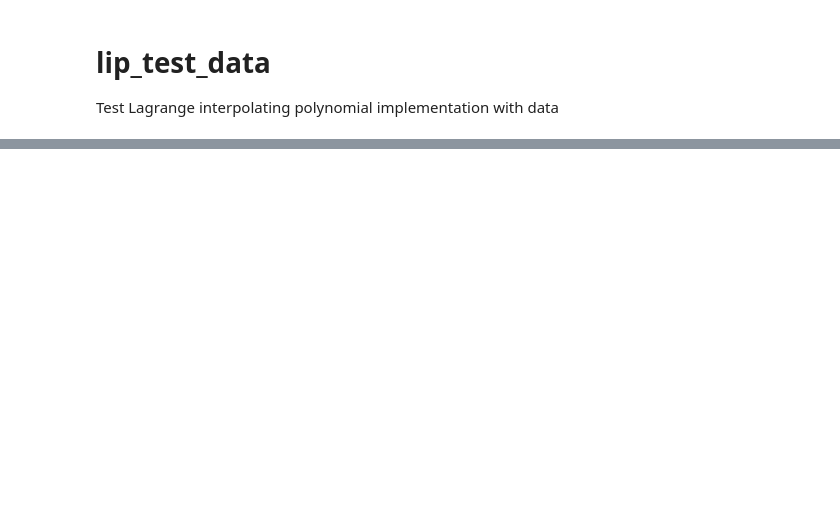
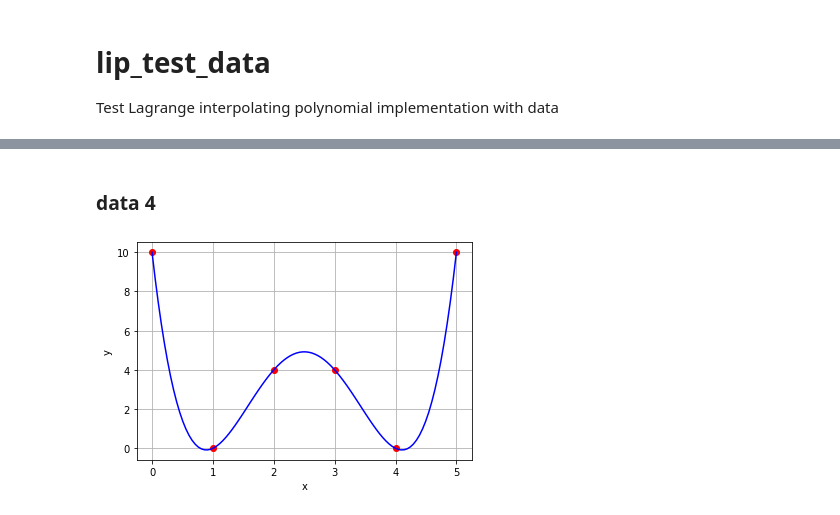
Before and after one commit to dudung/py-jupyter-nb, a Jupyter notebook: src/nummeth/curve_fitting/interpolation/lip_test_data.ipynb, the cells around one changed output, grey strips where cells are left out. Saved outputs shown, nothing was run; the diff lists cells and outputs as text; code cells hidden in the pictures; blank space fills up the shorter version.

```diff
--- a/src/nummeth/curve_fitting/interpolation/lip_test_data.ipynb
+++ b/src/nummeth/curve_fitting/interpolation/lip_test_data.ipynb
@@ -46,0 +57,16 @@ def p(x, xdata, ydata):
+# %% [markdown]
+### data 4
+# %%
+x1 = [0, 1, 2, 3, 4, 5]
+y1 = [10, 0, 4, 4, 0, 10]
+
+x2 = np.linspace(0, 5, 100).tolist()
+y2 = lip.lagrange_polynomial(x2, x1, y1)
+
+plt.grid()
+plt.xlabel('x')
+plt.ylabel('y')
+plt.plot(x1, y1, 'ro', x2, y2, 'b-')
+plt.show()
+# %% [output]
+[figure, added]
```
Also changed, not shown: parts of 12 cells of this notebook.
